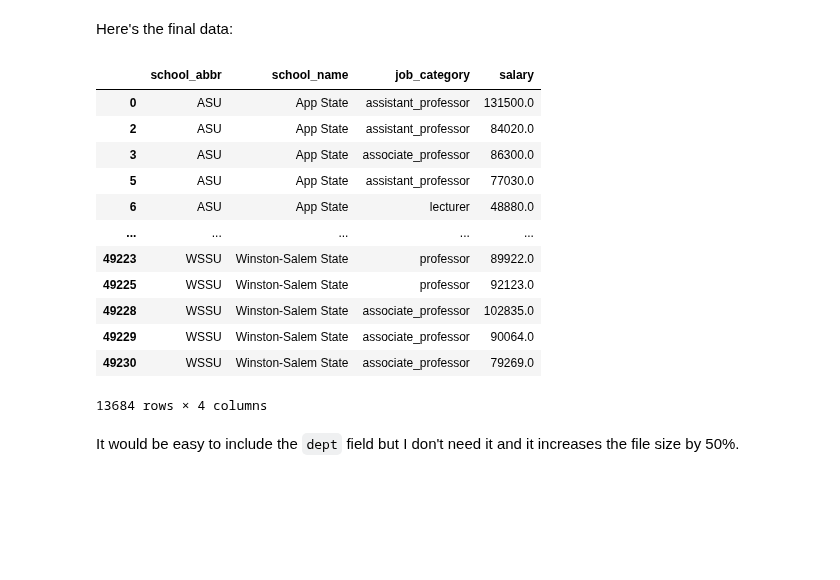
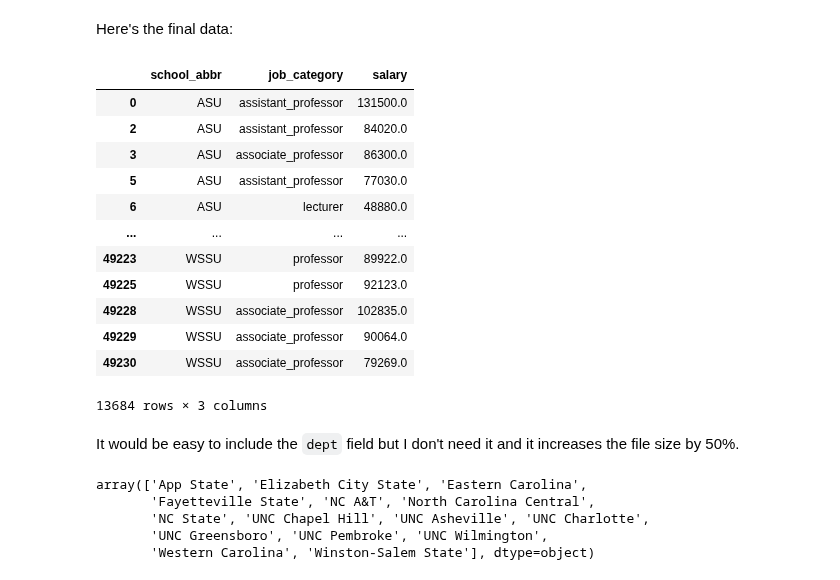
Before and after one commit to mcmcclur/marksmath, a Jupyter notebook: writ/CompensationAtUNCA/_process/process_data.ipynb, the cells around one changed output. Cells and saved outputs as stored; diff of their text form; code cells hidden in the pictures; blank space fills up the shorter version.

```diff
--- a/writ/CompensationAtUNCA/_process/process_data.ipynb
+++ b/writ/CompensationAtUNCA/_process/process_data.ipynb
@@ -216,25 +216,33 @@ Here's the final data:
 # %%
 final_data = data2.rename(columns = {
     'INSTITUTION NAME': 'school_abbr',
     'EMPLOYEE HOME DEPARTMENT': 'dept',
     'EMPLOYEE ANNUAL BASE SALARY': 'salary'
-})[['school_abbr', 'school_name', 'job_category', 'salary']]
+})[['school_abbr', 'job_category', 'salary']]
 final_data
 # %% [output]
-|  | school_abbr | school_name | job_category | salary |
-| 0 | ASU | App State | assistant_professor | 131500.0 |
-| 2 | ASU | App State | assistant_professor | 84020.0 |
-| 3 | ASU | App State | associate_professor | 86300.0 |
-| 5 | ASU | App State | assistant_professor | 77030.0 |
-| 6 | ASU | App State | lecturer | 48880.0 |
-| ... | ... | ... | ... | ... |
-| 49223 | WSSU | Winston-Salem State | professor | 89922.0 |
-| 49225 | WSSU | Winston-Salem State | professor | 92123.0 |
-| 49228 | WSSU | Winston-Salem State | associate_professor | 102835.0 |
-| 49229 | WSSU | Winston-Salem State | associate_professor | 90064.0 |
-| 49230 | WSSU | Winston-Salem State | associate_professor | 79269.0 |
+|  | school_abbr | job_category | salary |
+| 0 | ASU | assistant_professor | 131500.0 |
+| 2 | ASU | assistant_professor | 84020.0 |
+| 3 | ASU | associate_professor | 86300.0 |
+| 5 | ASU | assistant_professor | 77030.0 |
+| 6 | ASU | lecturer | 48880.0 |
+| ... | ... | ... | ... |
+| 49223 | WSSU | professor | 89922.0 |
+| 49225 | WSSU | professor | 92123.0 |
+| 49228 | WSSU | associate_professor | 102835.0 |
+| 49229 | WSSU | associate_professor | 90064.0 |
+| 49230 | WSSU | associate_professor | 79269.0 |
-13684 rows × 4 columns
+13684 rows × 3 columns
 # %% [markdown]
 It would be easy to include the `dept` field but I don't need it and it increases the file size by 50%.
 # %%
 final_data.to_csv('unc_system_condensed_salaries.csv', index=False)
+# %%
+final_data.school_name.unique()
+# %% [output]
+array(['App State', 'Elizabeth City State', 'Eastern Carolina',
+       'Fayetteville State', 'NC A&T', 'North Carolina Central',
+       'NC State', 'UNC Chapel Hill', 'UNC Asheville', 'UNC Charlotte',
+       'UNC Greensboro', 'UNC Pembroke', 'UNC Wilmington',
+       'Western Carolina', 'Winston-Salem State'], dtype=object)
```
Also changed, not shown: 6 other files.
